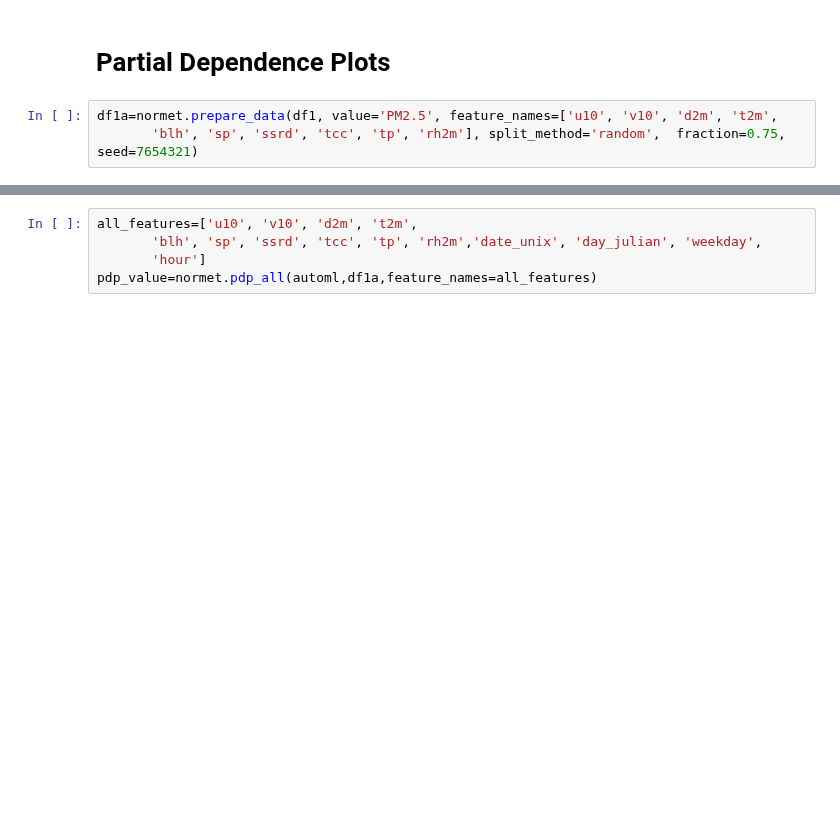
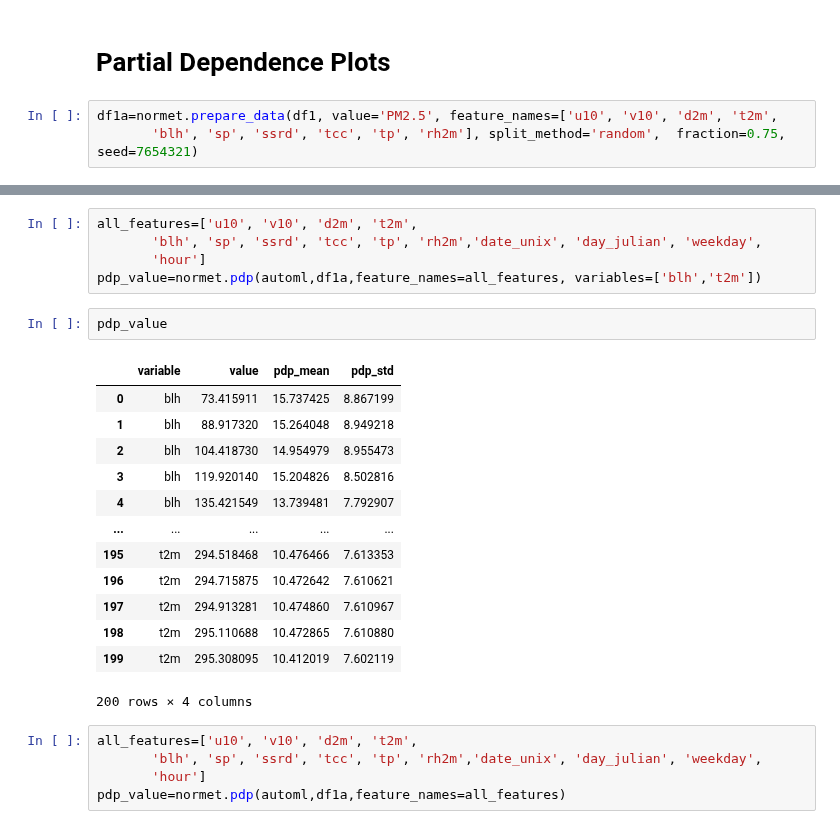
Before and after one commit to m-edal/normet, a Jupyter notebook: docs/notebooks/Case1.ipynb, the cells around one changed output, grey strips where cells are left out. Cells and saved outputs as stored; diff of their text form; blank space fills up the shorter version.

```diff
--- a/docs/notebooks/Case1.ipynb
+++ b/docs/notebooks/Case1.ipynb
@@ -480,8 +512,29 @@ df1a
+# %%
+all_features=['u10', 'v10', 'd2m', 't2m',
+       'blh', 'sp', 'ssrd', 'tcc', 'tp', 'rh2m','date_unix', 'day_julian', 'weekday',
+       'hour']
+pdp_value=normet.pdp(automl,df1a,feature_names=all_features, variables=['blh','t2m'])
+# %%
+pdp_value
+# %% [output]
+|  | variable | value | pdp_mean | pdp_std |
+| 0 | blh | 73.415911 | 15.737425 | 8.867199 |
+| 1 | blh | 88.917320 | 15.264048 | 8.949218 |
+| 2 | blh | 104.418730 | 14.954979 | 8.955473 |
+| 3 | blh | 119.920140 | 15.204826 | 8.502816 |
+| 4 | blh | 135.421549 | 13.739481 | 7.792907 |
+| ... | ... | ... | ... | ... |
+| 195 | t2m | 294.518468 | 10.476466 | 7.613353 |
+| 196 | t2m | 294.715875 | 10.472642 | 7.610621 |
+| 197 | t2m | 294.913281 | 10.474860 | 7.610967 |
+| 198 | t2m | 295.110688 | 10.472865 | 7.610880 |
+| 199 | t2m | 295.308095 | 10.412019 | 7.602119 |
+200 rows × 4 columns
 # %%
 all_features=['u10', 'v10', 'd2m', 't2m',
        'blh', 'sp', 'ssrd', 'tcc', 'tp', 'rh2m','date_unix', 'day_julian', 'weekday',
        'hour']
-pdp_value=normet.pdp_all(automl,df1a,feature_names=all_features)
+pdp_value=normet.pdp(automl,df1a,feature_names=all_features)
 # %%
 pdp_value
 # %% [output]
```
Also changed, not shown: parts of 39 cells of this notebook, 4 other files.
